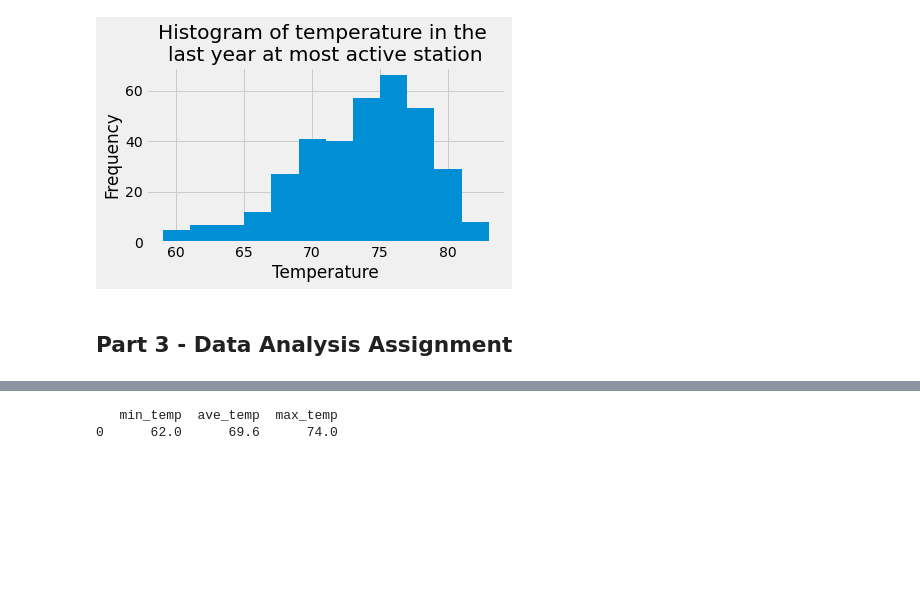
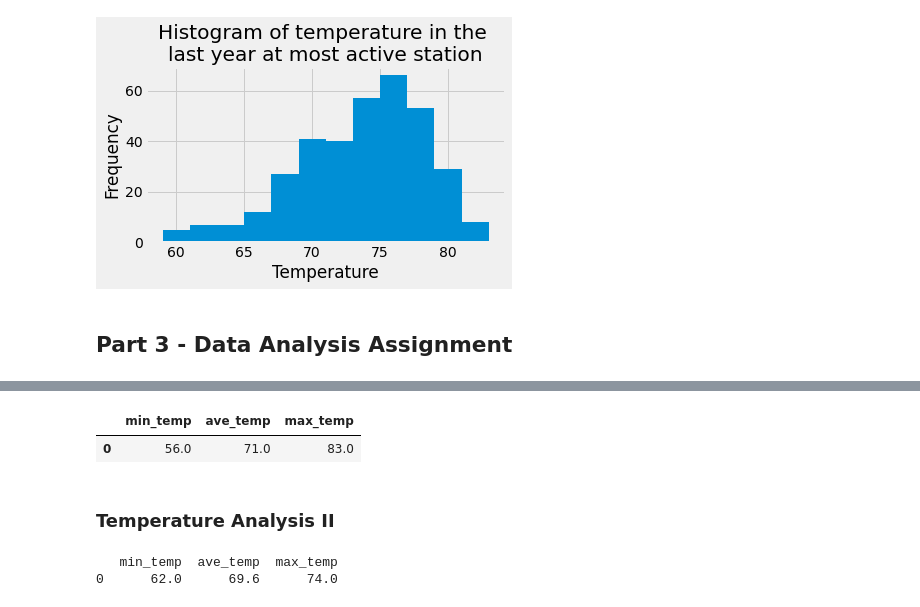
Before and after one commit to mmarange/sqlalchemy-challenge, a Jupyter notebook: 02-Case-Assignment/climate_starter.ipynb, the cells around one changed output, grey strips where cells are left out. Cells and saved outputs as stored; diff of their text form; code cells hidden in the pictures; blank space fills up the shorter version.

```diff
--- a/02-Case-Assignment/climate_starter.ipynb
+++ b/02-Case-Assignment/climate_starter.ipynb
@@ -224,3 +247,25 @@ plt.show()
+# %%
+#Average Temperature for month of Decemeber
+month = '12'
+query = f'''
+           SELECT
+                 Min(tobs) as min_temp
+                ,round(Avg(tobs),1) as ave_temp
+                ,max(tobs) as max_temp
+            FROM
+                station
+            Inner Join measurement
+                using(station)
+            where strftime("%m", date) = '{month}'
+    '''
+
+stats_in_month = pd.read_sql(query, conn)
+stats_in_month
+# %% [output]
+|  | min_temp | ave_temp | max_temp |
+| 0 | 56.0 | 71.0 | 83.0 |
+# %% [markdown]
+### Temperature Analysis II
 # %%
 # This function called `calc_temps` will accept start date and end date in the format '%Y-%m-%d'
 # and return the minimum, average, and maximum temperatures for that range of dates
```
Also changed, not shown: parts of 2 cells of this notebook.
